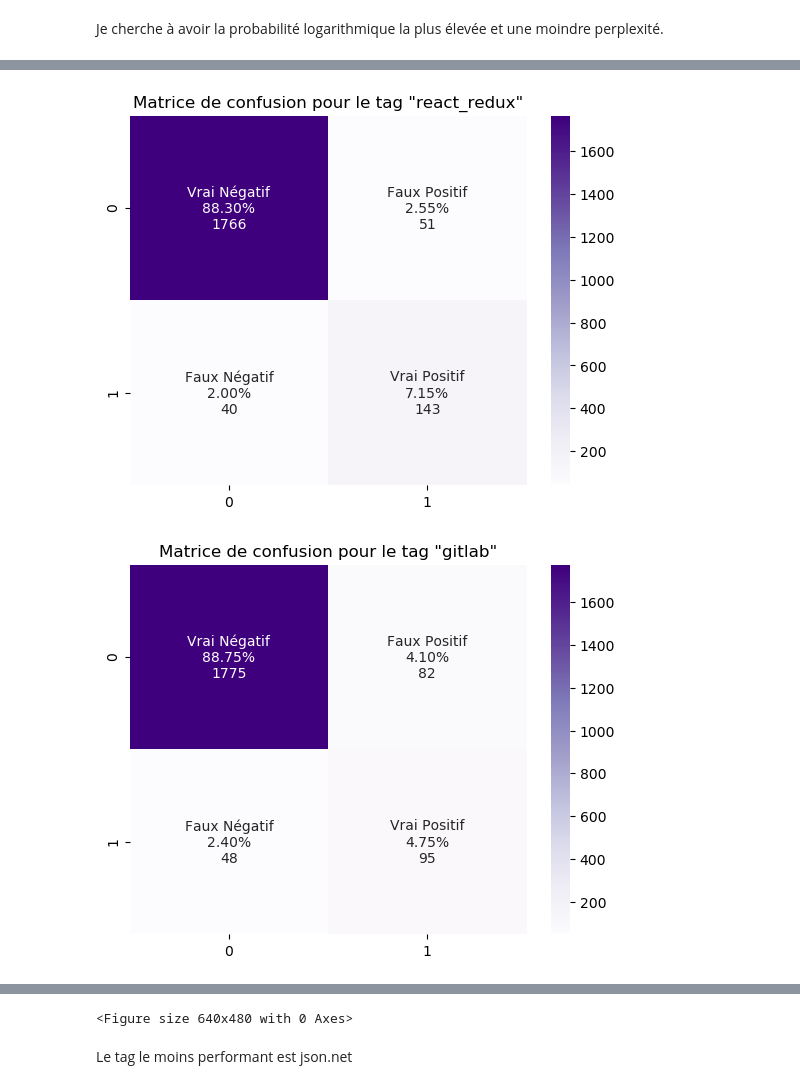
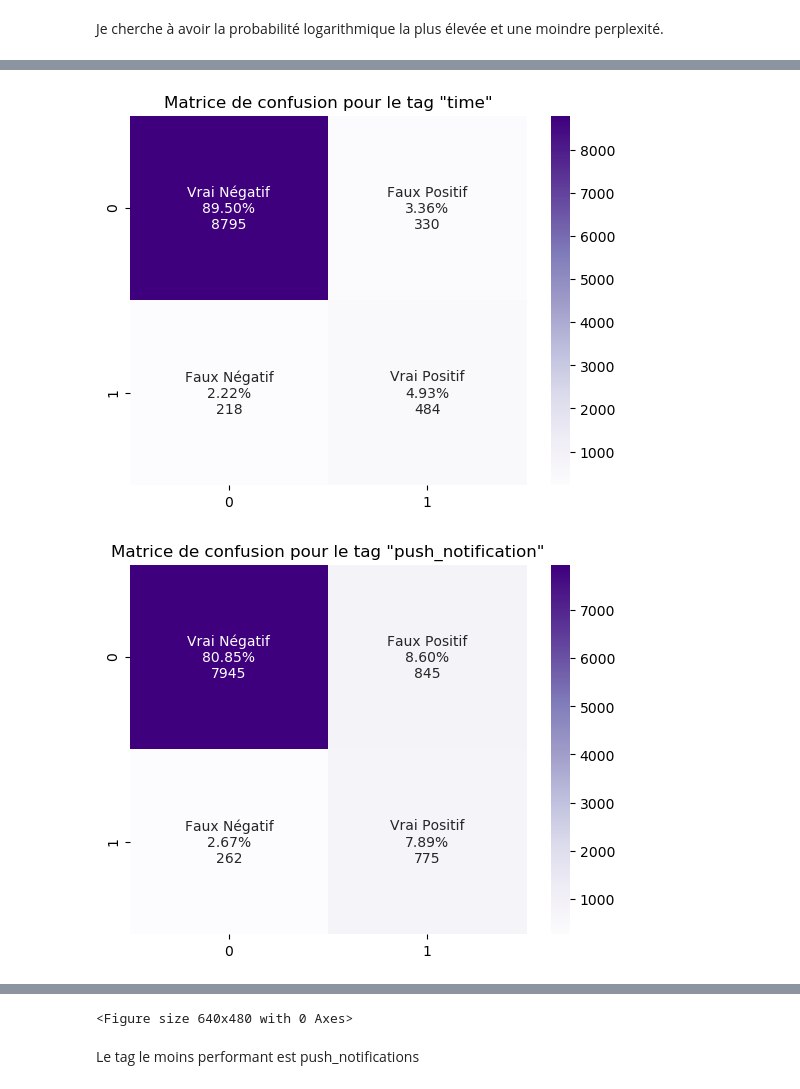
Before and after one commit to Adrian1903/Categorisez-automatiquement-des-questions, a Jupyter notebook: dev/03_modélisation.ipynb, the cells around one changed output, grey strips where cells are left out. Drawn from its saved outputs; the diff is of its cells as text; code cells hidden in the pictures.

```diff
--- a/dev/03_modélisation.ipynb
+++ b/dev/03_modélisation.ipynb
@@ -367,5 +342,5 @@ pickle.dump(mlb, open('api/binarizer.sav', 'wb'))
 # %%
-X_train, X_test, y_train, y_test = train_test_split(umap_feature_matrix, target, test_size=0.2, random_state=123)
+X_train, X_test, y_train, y_test = train_test_split(tfidf_feature_matrix, target, test_size=0.2, random_state=123)
 # %%
 classifiers = [('LogisticRegression',
                 LogisticRegression(penalty='l1', solver='liblinear'),
@@ -403,6 +378,6 @@ LogisticRegression en cours d'exécution...
 # %%
 # Recherche du meilleur seuil de la régression logistique
-for c in [1, 10]:
+for c in [10, 1]:
     model = LogisticRegression(penalty='l1', solver='liblinear', C=c)
     model = OneVsRestClassifier(model)
     %time model.fit(X_train, y_train)
@@ -451,7 +426,7 @@ y_pred_tres = y_pred_tres.to_numpy()
 # Je récupère les nom des tags prédits, les tags originaux ainsi que les textes nettoyés originaux
 sup_pred = transform_tuple(mlb.inverse_transform(y_pred_tres))
 tag = transform_tuple(mlb.inverse_transform(y_test))
-text = transform_tuple(tfidf_vectorizer.inverse_transform(umap.inverse_transform(X_test)))
+text = transform_tuple(tfidf_vectorizer.inverse_transform(X_test))
 
 # J'assemble le tout dans un dataframe pour une meilleure comparaison
 df_text = pd.DataFrame(text, columns=['original_text_cleaned']).original_text_cleaned.str.replace(',', ' ')
@@ -482,6 +464,6 @@ results.head(20)
 # %%
 # Récurrence des tags sur l'échantillon de test
-tags = df_tag.original_tags.str.split(',').explode().reset_index()
+tags = results.original_tags.str.split(',').explode().reset_index()
 tags = tags.groupby('original_tags').count().sort_values(by='index', ascending=False).reset_index().rename(columns={'index': 'recurrence'})
 tags
 # %% [output]
@@ -505,8 +487,8 @@ from sklearn.metrics import confusion_matrix
 for i in range(len(tags)):
     n_tag = i
     cf_matrix = confusion_matrix(y_test[:, n_tag], y_pred_tres[:, n_tag])
-    if cf_matrix[0][0] < 1800:
-        # cf_matrix = np.array([[2000, 0], [0, 0]])
+    if cf_matrix[0][0] < 9000:
+        # cf_matrix = np.array([[9000, 0], [0, 0]])
 
         name = ['Vrai Négatif', 'Faux Positif', 'Faux Négatif', 'Vrai Positif']
         percent = ['{0:.2%}'.format(value) for value in cf_matrix.flatten()/np.sum(cf_matrix)]
@@ -518,6 +500,9 @@ for i in range(len(tags)):
         loc = np.where(mlb.classes_ == tags.original_tags[n_tag])
 
         plt.title('Matrice de confusion pour le tag "' + mlb.classes_[loc][0] + '"')
+        plt.savefig('img/img_matrice_confusion_' + mlb.classes_[loc][0] + '.png',
+                    transparent=True)
+
         plt.show()
         plt.clf()
 # %% [output]
@@ -525,2 +510,2 @@ for i in range(len(tags)):
-[figure, old version]
+[figure, new version]
-[figure, old version]
+[figure, new version]
@@ -529,6 +513,6 @@ for i in range(len(tags)):
 <Figure size 640x480 with 0 Axes>
 # %% [markdown]
-Le tag le moins performant est json.net
+Le tag le moins performant est push_notifications
 # %%
 end_notebook = time.time()
 exec_time(start_notebook, end_notebook)
```
Also changed, not shown: parts of 58 cells of this notebook.
